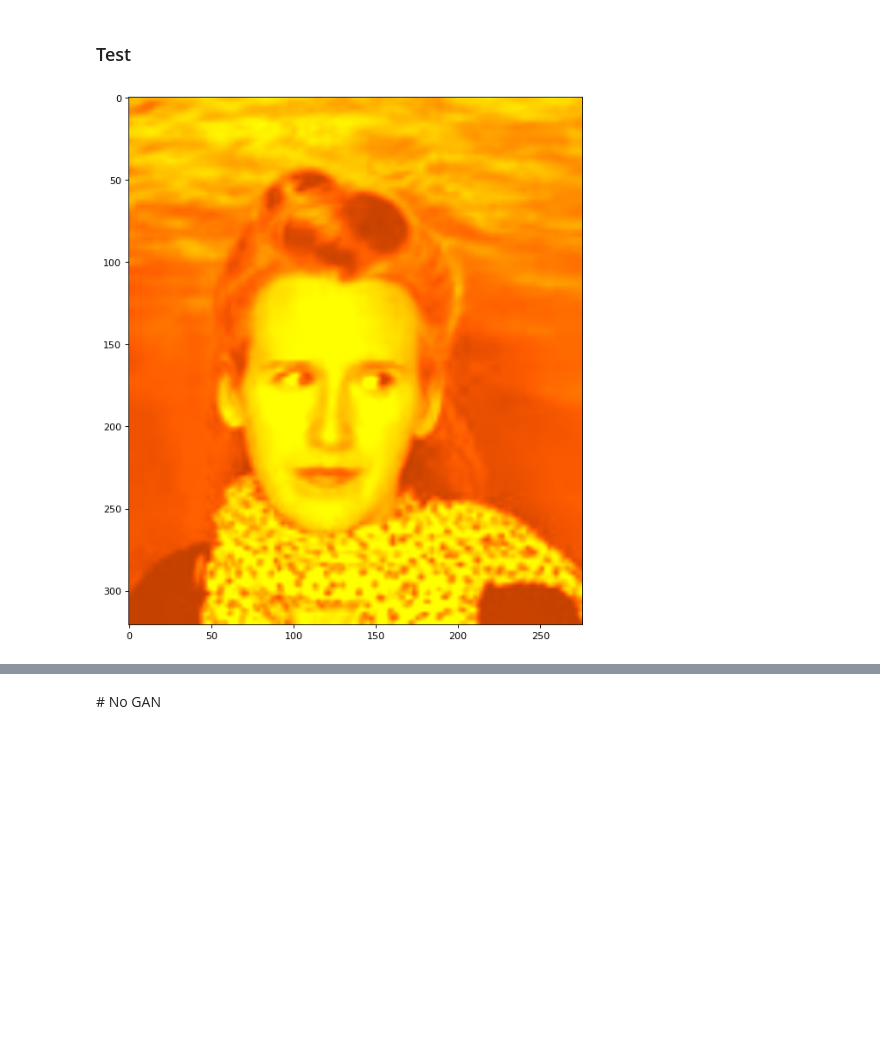
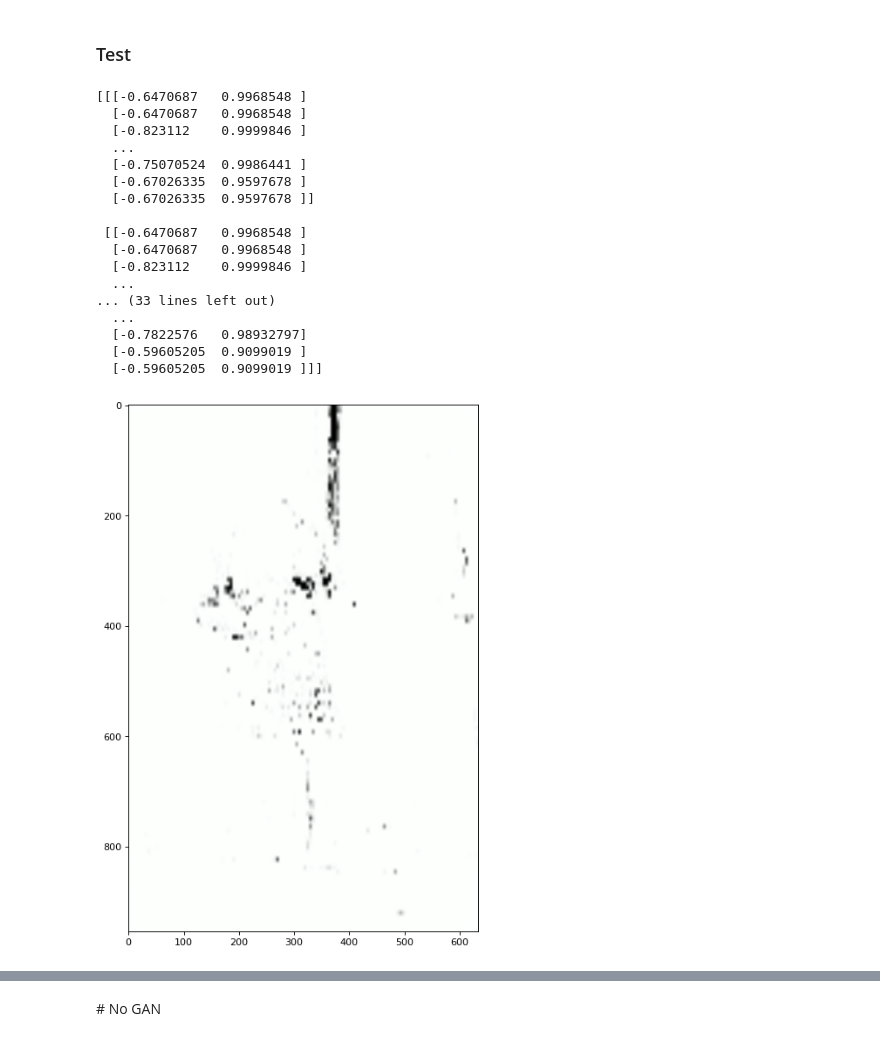
Before and after one commit to IA2021UR/trabajo-ia-en-la-comunidad-de-la-rioja-equipo-4, a Jupyter notebook: comparacion_modelos.ipynb, the cells around one changed output, grey strips where cells are left out. Cells and saved outputs as stored; diff of their text form; code cells hidden in the pictures; blank space fills up the shorter version.

```diff
--- a/comparacion_modelos.ipynb
+++ b/comparacion_modelos.ipynb
@@ -473,43 +492,57 @@ with tf.device("/gpu:0"):
 # %%
 # Get images
 file_paths = glob('./*/*.jpg')
-image_orig = cv2.imread(file_paths[100])
-image = np.array(image_orig, dtype=float)
+image = np.array(load_image(file_paths[202])).astype('float')
+
 # Import map images into the lab colorspace
-image = cv2.resize(image, (128, 128))
-X =  np.array(color.rgb2lab(1.0/255*image)[:,:,0])
-Y =  np.array(color.rgb2lab(1.0/255*image)[:,:,1:])
-Y = Y / 128
-X = X.reshape(1, 128, 128, 1)
-Y = Y.reshape(1, 128, 128, 2)
+X =  image_to_lab(image)[:,:,0].reshape(128, 128, 1)
+Y =  image_to_lab(image)[:,:,1:].reshape(128, 128, 2)
 # Building the neural network
 
 # Output colorizations
-output = generator.predict(X)
-output = output * 128
+output = generator.predict(np.array([X]))
 canvas = np.zeros((128, 128, 3))
-canvas[:,:,0] = X[0][:,:,0]
+canvas[:,:,0] = X[:,:,0]
 canvas[:,:,1:] = output[0]
 
+print(output[0])
 canvas = cv2.resize(canvas, (image_orig.shape[1], image_orig.shape[0]))
 
 img = color.lab2rgb(canvas)
 
 imgbrg = img.copy()
 imgbrg[:,:,0] = img[:,:,2]
 imgbrg[:,:,1] = img[:,:,1]
 imgbrg[:,:,2] = img[:,:,0]
 
+
 from matplotlib.pyplot import figure
 
 figure(figsize=(10, 10), dpi=80)
 
 plt.imshow(imgbrg)
 plt.show()
 #cv2.imsave("img_result.png", color.lab2rgb(canvas))
 #cv2.imsave("img_gray_scale.png", color.rgb2gray(lab2rgb(canvas)))
 # %% [output]
+[[[-0.6470687   0.9968548 ]
+  [-0.6470687   0.9968548 ]
+  [-0.823112    0.9999846 ]
+  ...
+  [-0.75070524  0.9986441 ]
+  [-0.67026335  0.9597678 ]
+  [-0.67026335  0.9597678 ]]
+
+ [[-0.6470687   0.9968548 ]
+  [-0.6470687   0.9968548 ]
+  [-0.823112    0.9999846 ]
+  ...
+... (33 lines left out)
+  ...
+  [-0.7822576   0.98932797]
+  [-0.59605205  0.9099019 ]
+  [-0.59605205  0.9099019 ]]]
-[figure, old version]
+[figure, new version]
 # %%
 # Get images
 file_paths = glob('./*/*.*g')
```
Also changed, not shown: parts of 9 cells of this notebook.
